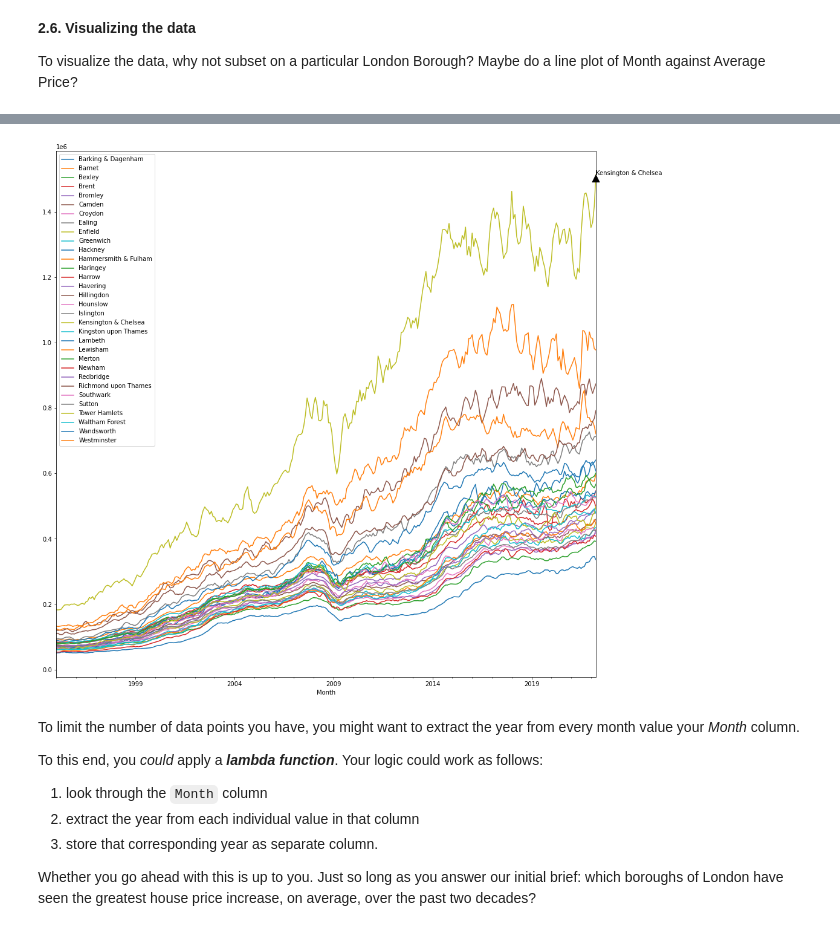
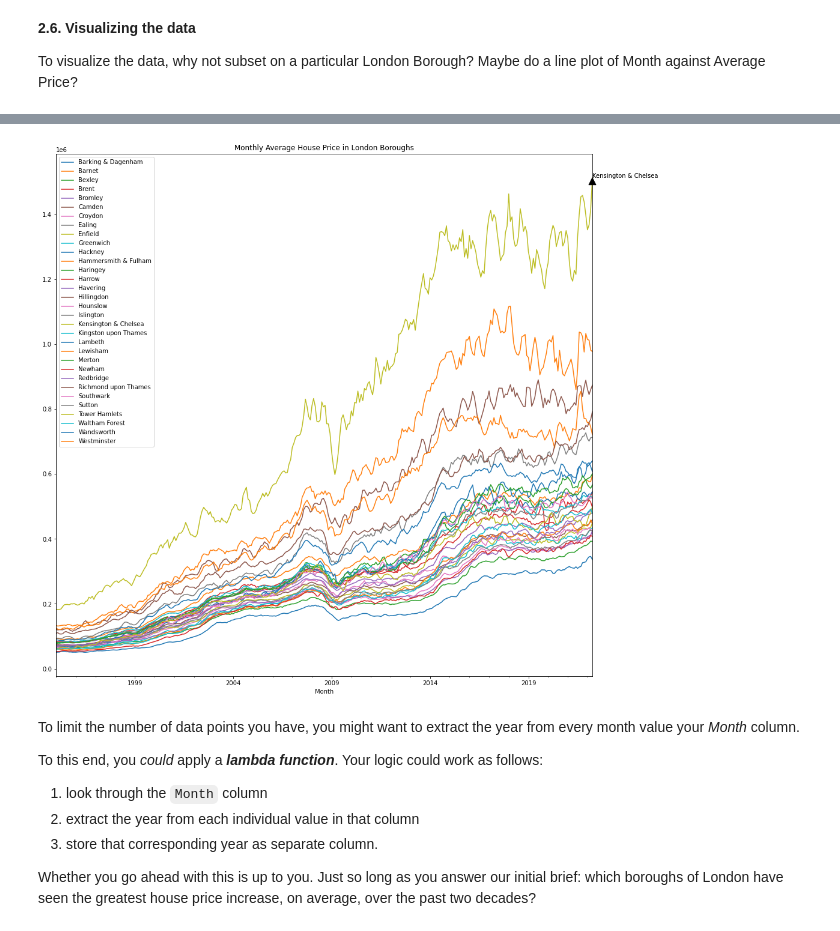
Before and after one commit to rikki731/springboard, a Jupyter notebook: Unit4Challenge-Tier3.ipynb, the cells around one changed output, grey strips where cells are left out. Cells and saved outputs as stored; diff of their text form; code cells hidden in the pictures.

```diff
--- a/Unit4Challenge-Tier3.ipynb
+++ b/Unit4Challenge-Tier3.ipynb
@@ -211,4 +211,5 @@ for label, df in properties_melt.groupby('Boroughs'):
 plt.legend()
 max = properties_melt[properties_melt['AveragePrice'] == properties_melt['AveragePrice'].max()]
 ax.annotate(max.iloc[0,0], xy=(max.iloc[0,2], max.iloc[0,3]), xytext=(max.iloc[0,2] , max.iloc[0,3]), arrowprops=dict(facecolor='black', shrink=0.05))
+ax.set_title('Monthly Average House Price in London Boroughs')
 # %% [output]
@@ -216,4 +217,4 @@ Text(2022-04-01 00:00:00, 1513711.487, 'Kensington & Chelsea')
-[figure, old version]
+[figure, new version]
 # %% [markdown]
 To limit the number of data points you have, you might want to extract the year from every month value your *Month* column.
 
```
Also changed, not shown: parts of 3 cells of this notebook.
